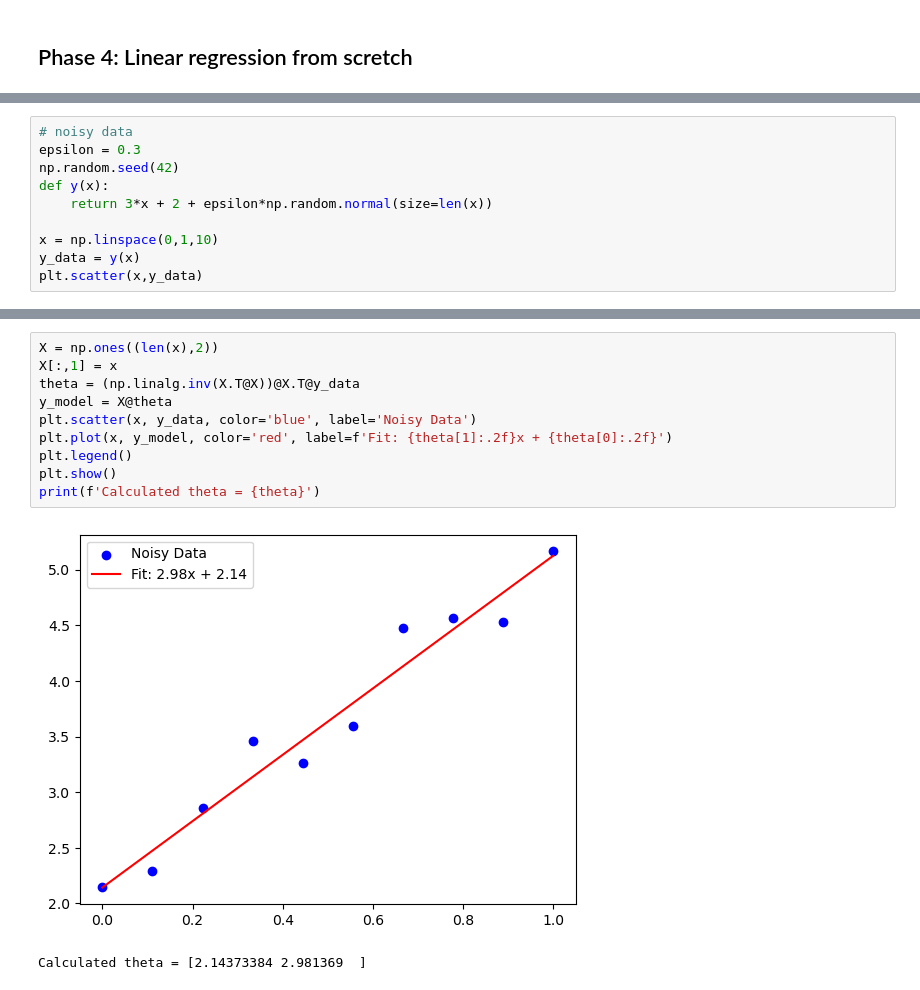
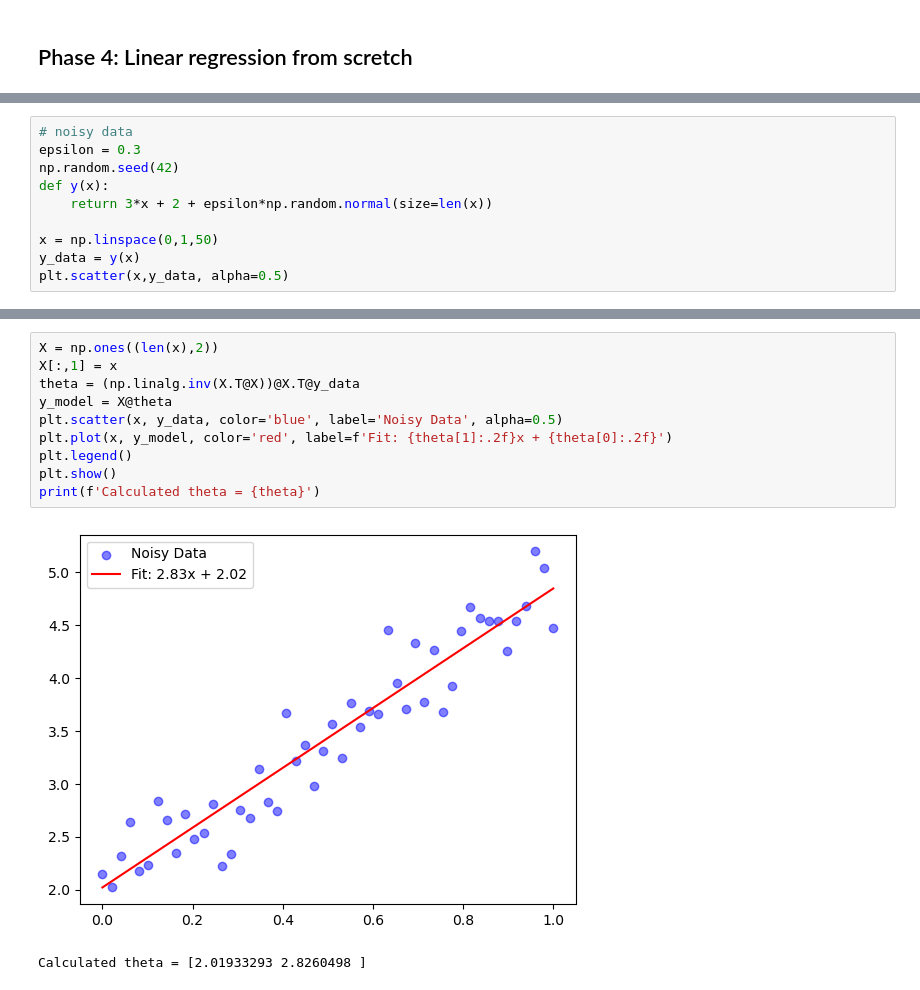
Before and after one commit to Nitishrohilla33/coding-for-fun, a Jupyter notebook: ML_practice/ML_practice.ipynb, the cells around one changed output, grey strips where cells are left out. Saved outputs shown, nothing was run; the diff lists cells and outputs as text.

```diff
--- a/ML_practice/ML_practice.ipynb
+++ b/ML_practice/ML_practice.ipynb
@@ -371,8 +371,8 @@ np.random.seed(42)
 def y(x):
     return 3*x + 2 + epsilon*np.random.normal(size=len(x))
 
-x = np.linspace(0,1,10)
+x = np.linspace(0,1,50)
 y_data = y(x)
-plt.scatter(x,y_data)
+plt.scatter(x,y_data, alpha=0.5)
 # %% [output]
 <matplotlib.collections.PathCollection at 0x...>
@@ -380,13 +380,13 @@ plt.scatter(x,y_data)
 # %%
 X = np.ones((len(x),2))
 X[:,1] = x
 theta = (np.linalg.inv(X.T@X))@X.T@y_data
 y_model = X@theta
-plt.scatter(x, y_data, color='blue', label='Noisy Data')
+plt.scatter(x, y_data, color='blue', label='Noisy Data', alpha=0.5)
 plt.plot(x, y_model, color='red', label=f'Fit: {theta[1]:.2f}x + {theta[0]:.2f}')
 plt.legend()
 plt.show()
 print(f'Calculated theta = {theta}')
 # %% [output]
-[figure, old version]
+[figure, new version]
-Calculated theta = [2.14373384 2.981369  ]
+Calculated theta = [2.01933293 2.8260498 ]
```
Also changed, not shown: parts of 11 cells of this notebook, 1 other file.
